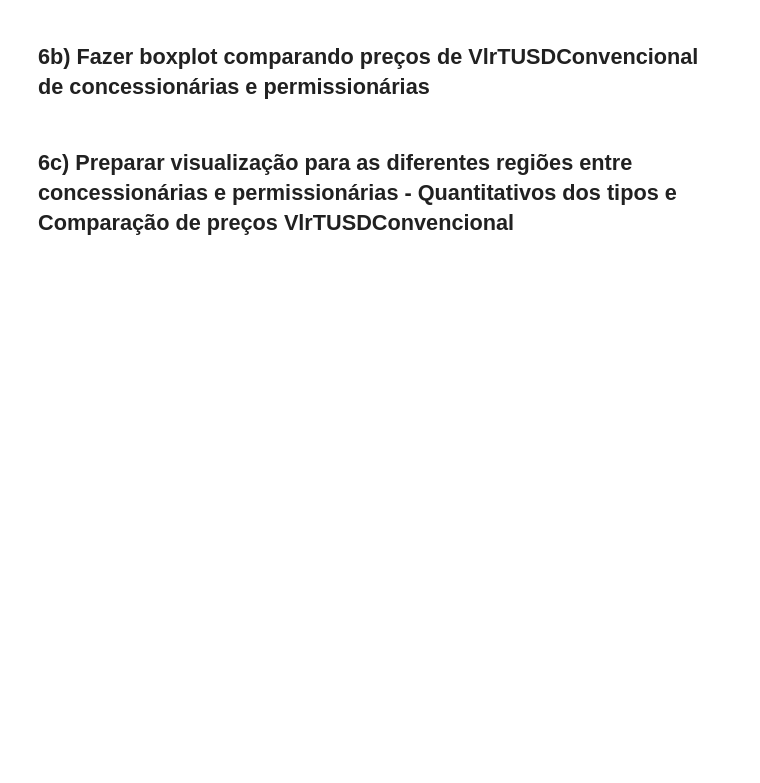
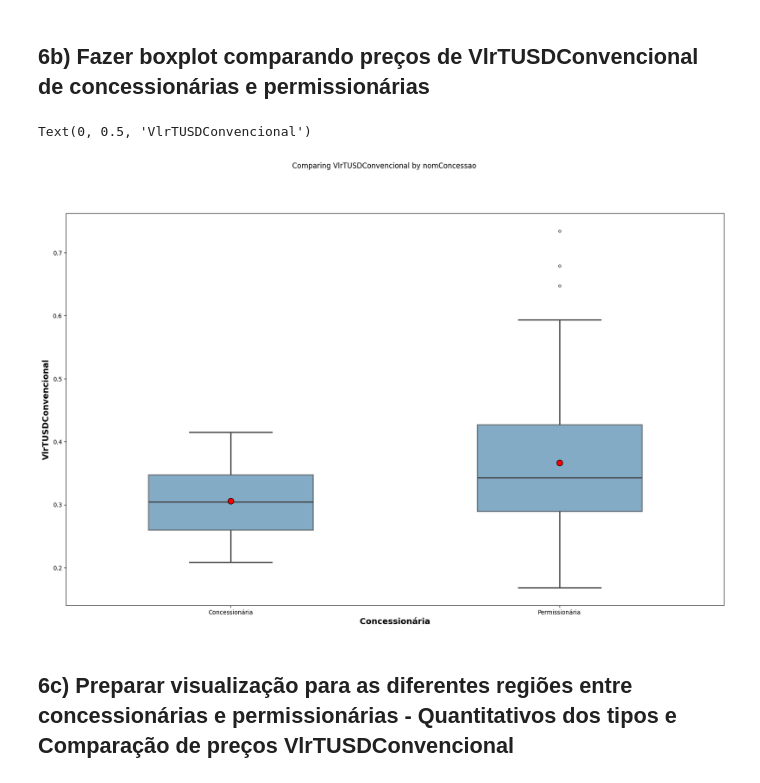
Before and after one commit to VitorGuedes22/StatPy, a Jupyter notebook: exercise1/Lista1Entrega.ipynb, the cells around one changed output. Drawn from its saved outputs; the diff is of its cells as text; code cells hidden in the pictures; blank space fills up the shorter version.

```diff
--- a/exercise1/Lista1Entrega.ipynb
+++ b/exercise1/Lista1Entrega.ipynb
@@ -404,6 +456,29 @@ dados.head()
 # %% [markdown]
 
 ## 6b) Fazer boxplot comparando preços de VlrTUSDConvencional 	 de concessionárias e permissionárias
+# %%
+fig = plt.figure(figsize=(20,12))
+sns.boxplot(
+    data=dados,
+    x='nomConcessao',
+    y='VlrTUSDConvencional',
+    showmeans=True,
+    order=dados.groupby("nomConcessao")["VlrTUSDConvencional"].median().sort_values().index,
+    meanprops={"marker":"o",
+               "markerfacecolor":"red",
+               "markeredgecolor":"black",
+               "markersize":"10"},
+    width=0.5,       # width of box
+    linewidth=2,
+    fliersize=4,     # size of outliers
+    boxprops=dict(alpha=0.6)  # transparency
+)
+fig.suptitle("Comparing VlrTUSDConvencional by nomConcessao")
+plt.xlabel("Concessionária", fontsize=14, fontweight="bold")
+plt.ylabel("VlrTUSDConvencional", fontsize=14, fontweight="bold")
+# %% [output]
+Text(0, 0.5, 'VlrTUSDConvencional')
+[figure, added]
 # %% [markdown]
 
 ## 6c) Preparar visualização para as diferentes regiões entre concessionárias e permissionárias - Quantitativos dos tipos e Comparação de preços VlrTUSDConvencional
```
Also changed, not shown: parts of 6 cells of this notebook.
